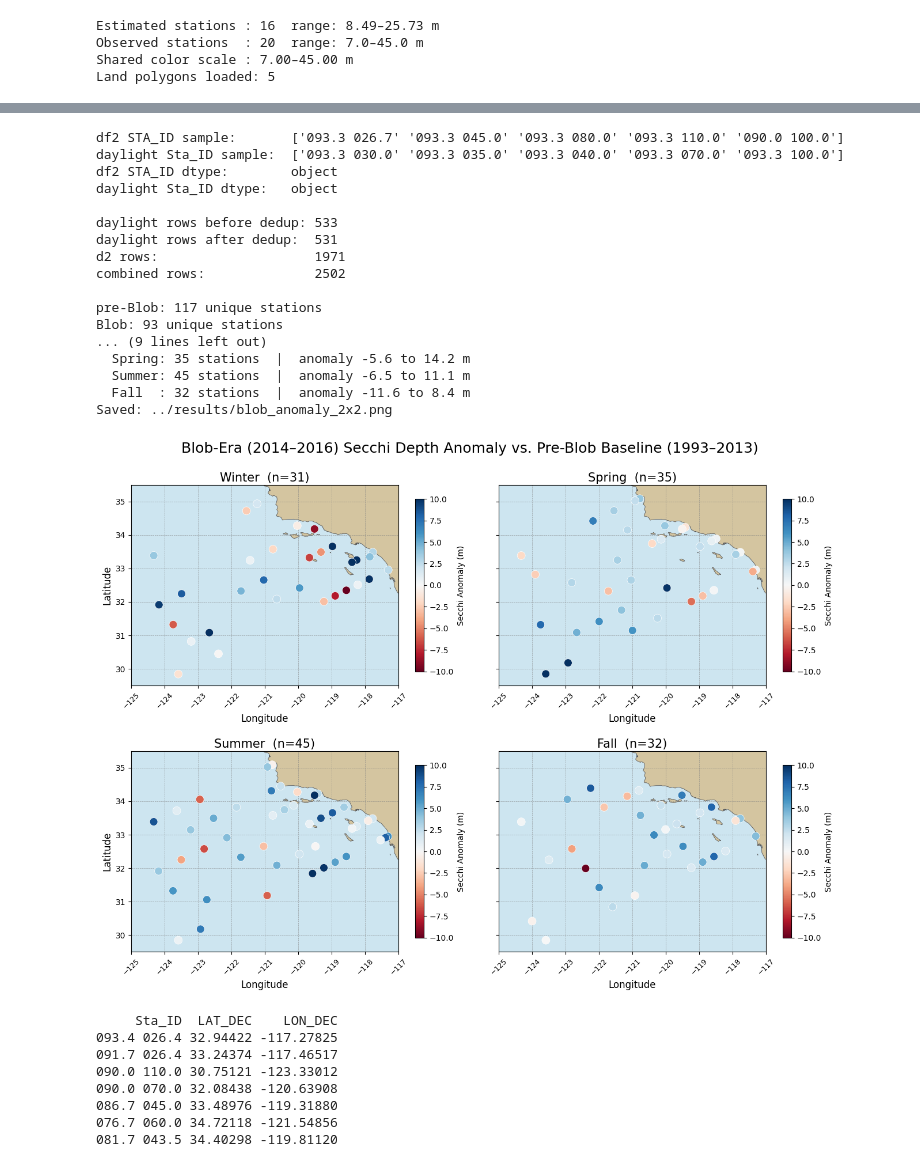
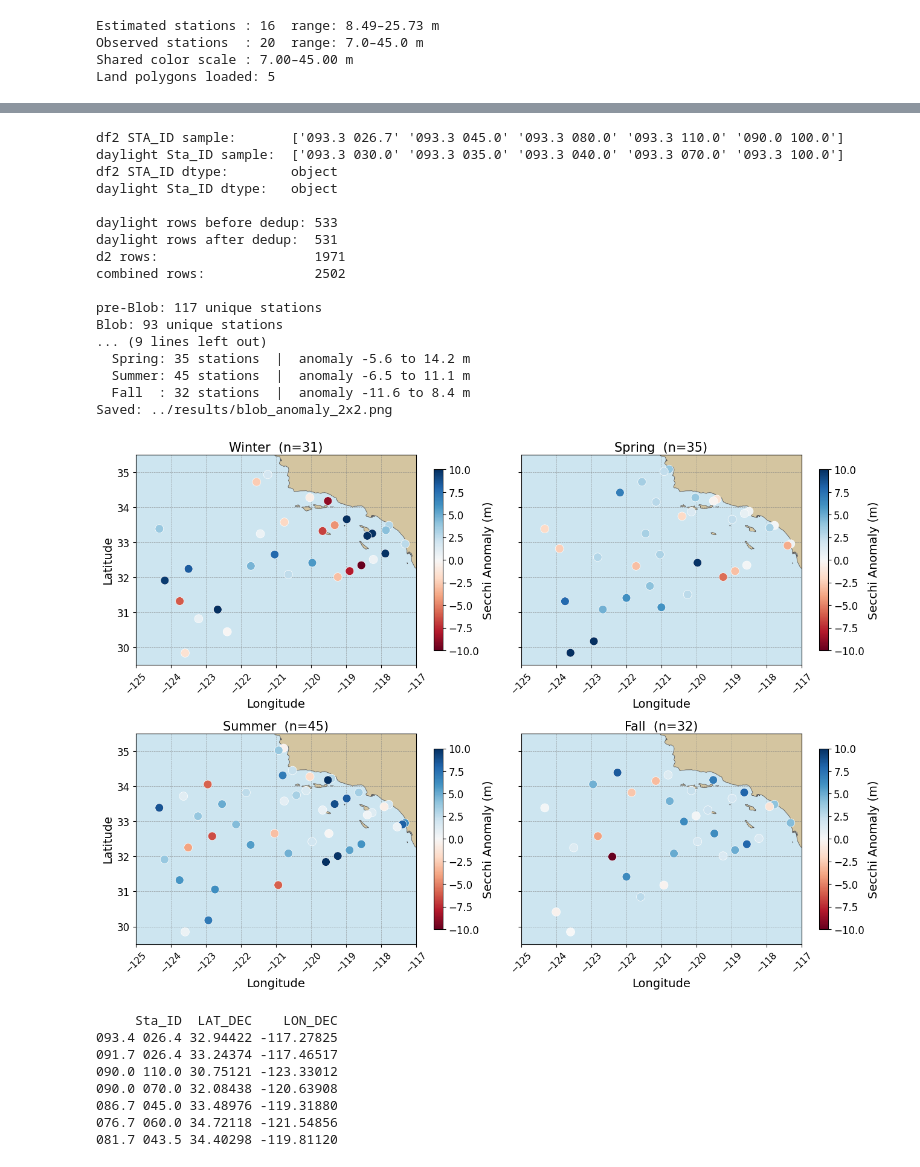
Before and after one commit to LucasC212/Scripps-Light-Attenuation-Capstone-Project, a Jupyter notebook: scripts/daylight_visualization.ipynb, the cells around one changed output, grey strips where cells are left out. Drawn from its saved outputs; the diff is of its cells as text; code cells hidden in the pictures.

Commit message:
update poster visuals

```diff
--- a/scripts/daylight_visualization.ipynb
+++ b/scripts/daylight_visualization.ipynb
@@ -156,12 +156,12 @@ sc = ax.scatter(
     cruise['LON_DEC'], cruise['LAT_DEC'],
     c=cruise['Predicted_Secchi_RF'],
     cmap=cmap, vmin=vmin, vmax=vmax,
-    s=100, edgecolors='white', linewidths=0.4, zorder=6
+    s=100, edgecolors='none', linewidths=0, zorder=6
 )
 ax.scatter(
     cruise['LON_DEC'], cruise['LAT_DEC'],
-    facecolors='none', edgecolors='#7CFC00', linewidths=2.0,
-    s=300, zorder=7
+    facecolors='none', edgecolors='#070101', linewidths=2.0,
+    s=100, zorder=7
 )
 
 # Colorbar
@@ -175,7 +175,7 @@ legend_elements = [
     Line2D([0], [0], marker='o', color='w', markerfacecolor='gray',
            markeredgecolor='white', markersize=10, label='Observed'),
     Line2D([0], [0], marker='o', color='w', markerfacecolor='gray',
-           markeredgecolor='#7CFC00', markersize=10, markeredgewidth=2.0, label='Estimated (RF)'),
+           markeredgecolor='#070101', markersize=10, markeredgewidth=2.0, label='Estimated (RF)'),
 ]
 ax.legend(handles=legend_elements, loc='upper right', fontsize=14, framealpha=0.85)
 
@@ -196,15 +196,11 @@ for name, lat, lon, (dx, dy) in landmarks:
         zorder=9
     )
 
-# Extent, labels, title
+# Extent and labels
 ax.set_xlim(*LON_EXT)
 ax.set_ylim(*LAT_EXT)
 ax.set_xlabel('Longitude', fontsize=16)
 ax.set_ylabel('Latitude', fontsize=16)
-ax.set_title(
-    'CalCOFI Cruise 2016-01-07-C-33RL — Secchi Depth (Observed & RF Estimated)',
-    fontsize=16, pad=10
-)
 
 # Light gridlines
 ax.set_xticks(np.arange(-125, -116, 2))
@@ -379,51 +375,48 @@ for i, (ax, season) in enumerate(zip(axes, SEASONS)):
             cmap=cmap_div, norm=norm,
             s=100, edgecolors='white', linewidths=0.5, zorder=5,
         )
-        fig.colorbar(sc, ax=ax, label='Secchi Anomaly (m)', shrink=0.7)
+        cbar = fig.colorbar(sc, ax=ax, shrink=0.7)
+        cbar.set_label('Secchi Anomaly (m)', fontsize=14)
+        cbar.ax.tick_params(labelsize=12)
 
     ax.set_xlim(*LON_EXT)
     ax.set_ylim(*LAT_EXT)
     ax.set_title(f'{season}  (n={len(sub)})', fontsize=15, pad=4)
-    ax.set_xlabel('Longitude', fontsize=12)
+    ax.set_xlabel('Longitude', fontsize=14)
     if i % 2 == 0:
-        ax.set_ylabel('Latitude', fontsize=12)
+        ax.set_ylabel('Latitude', fontsize=14)
     else:
         ax.set_yticklabels([])
     ax.set_xticks(lon_ticks)
     ax.set_yticks(lat_ticks)
-    ax.tick_params(axis='x', labelsize=9, rotation=45)
-    ax.tick_params(axis='y', labelsize=10)
+    ax.tick_params(axis='x', labelsize=11, rotation=45)
+    ax.tick_params(axis='y', labelsize=12)
     ax.grid(True, color='grey', linestyle='--', linewidth=0.5, alpha=0.7)
-
-fig.suptitle(
-    'Blob-Era (2014–2016) Secchi Depth Anomaly vs. Pre-Blob Baseline (1993–2013)',
-    fontsize=18, y=0.995,
-)
 
 out_png = '../results/blob_anomaly_2x2.png'
 fig.savefig(out_png, dpi=300, bbox_inches='tight')
 print(f"Saved: {out_png}")
 
 plt.show()
 # %% [output]
 df2 STA_ID sample:       ['093.3 026.7' '093.3 045.0' '093.3 080.0' '093.3 110.0' '090.0 100.0']
 daylight Sta_ID sample:  ['093.3 030.0' '093.3 035.0' '093.3 040.0' '093.3 070.0' '093.3 100.0']
 df2 STA_ID dtype:        object
 daylight Sta_ID dtype:   object
 
 daylight rows before dedup: 533
 daylight rows after dedup:  531
 d2 rows:                    1971
 combined rows:              2502
 
 pre-Blob: 117 unique stations
 Blob: 93 unique stations
 ... (9 lines left out)
   Spring: 35 stations  |  anomaly -5.6 to 14.2 m
   Summer: 45 stations  |  anomaly -6.5 to 11.1 m
   Fall  : 32 stations  |  anomaly -11.6 to 8.4 m
 Saved: ../results/blob_anomaly_2x2.png
-[figure, old version]
+[figure, new version]
 # %%
 print(cruise[['Sta_ID', 'LAT_DEC', 'LON_DEC']].to_string(index=False))
 # %% [output]
```
Also changed, not shown: parts of 1 cell of this notebook, 3 other files.
